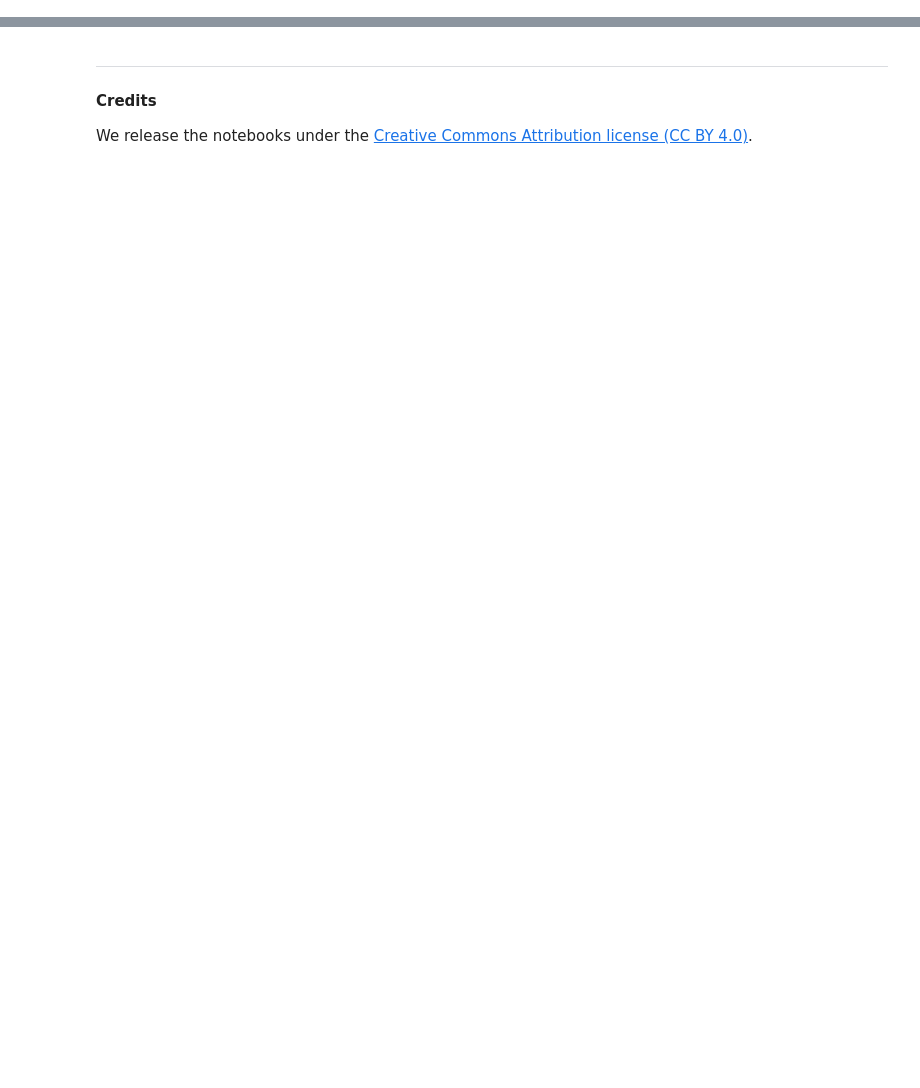
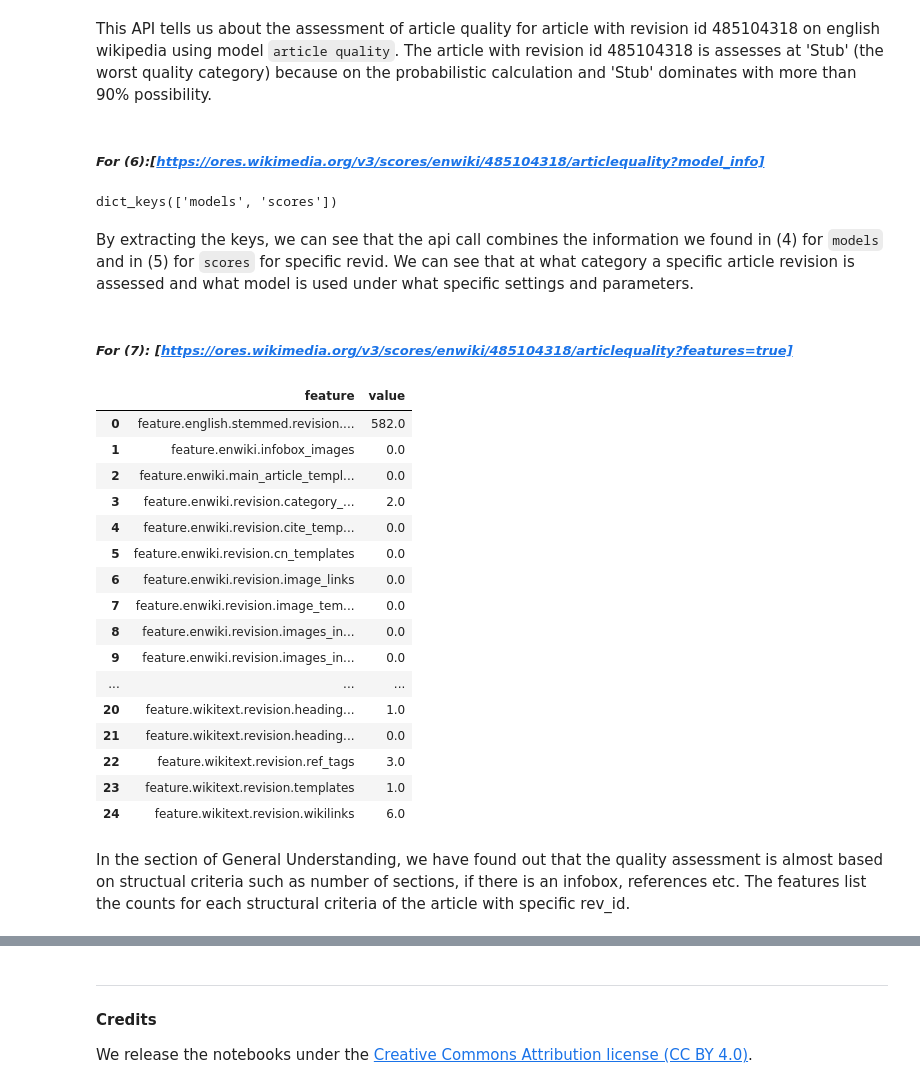
Before and after one commit to FUB-HCC/hcds-winter-2020, a Jupyter notebook: assignments/A4_Transparency/xiyu/A4_Transparency.ipynb, the cells around one changed output, grey strips where cells are left out. Cells and saved outputs as stored; diff of their text form; code cells hidden in the pictures; blank space fills up the shorter version.

```diff
--- a/assignments/A4_Transparency/xiyu/A4_Transparency.ipynb
+++ b/assignments/A4_Transparency/xiyu/A4_Transparency.ipynb
@@ -282,0 +164,42 @@ def get_ores_data(rev_id, headers):
+# %% [markdown]
+This API tells us about the assessment of article quality for article with revision id 485104318 on english wikipedia using model `article quality`. The article with revision id 485104318 is assesses at 'Stub' (the worst quality category) because on the probabilistic calculation and 'Stub' dominates with more than 90% possibility.
+# %% [markdown]
+##### _For (6):[https://ores.wikimedia.org/v3/scores/enwiki/485104318/articlequality?model_info]_
+# %%
+api_call = requests.get('https://ores.wikimedia.org/v3/scores/enwiki/485104318/articlequality?model_info')
+rev_model_info = api_call.json()
+rev_model_info['enwiki'].keys()
+# %% [output]
+dict_keys(['models', 'scores'])
+# %% [markdown]
+By extracting the keys, we can see that the api call combines the information we found in (4) for `models` and in (5) for `scores` for specific revid. We can see that at what category a specific article revision is assessed and what model is used under what specific settings and parameters.
+# %% [markdown]
+##### _For (7): [https://ores.wikimedia.org/v3/scores/enwiki/485104318/articlequality?features=true]_
+# %%
+api_call =requests.get('https://ores.wikimedia.org/v3/scores/enwiki/485104318/articlequality?features=true')
+features = api_call.json()
+features = features['enwiki']['scores']['485104318']['articlequality']['features']
+# %%
+#features = pd.DataFrame(features)
+features = pd.DataFrame(features.items(), columns = ['feature','value'])
+features
+# %% [output]
+|  | feature | value |
+| 0 | feature.english.stemmed.revision.... | 582.0 |
+| 1 | feature.enwiki.infobox_images | 0.0 |
+| 2 | feature.enwiki.main_article_templ... | 0.0 |
+| 3 | feature.enwiki.revision.category_... | 2.0 |
+| 4 | feature.enwiki.revision.cite_temp... | 0.0 |
+| 5 | feature.enwiki.revision.cn_templates | 0.0 |
+| 6 | feature.enwiki.revision.image_links | 0.0 |
+| 7 | feature.enwiki.revision.image_tem... | 0.0 |
+| 8 | feature.enwiki.revision.images_in... | 0.0 |
+| 9 | feature.enwiki.revision.images_in... | 0.0 |
+| ... | ... | ... |
+| 20 | feature.wikitext.revision.heading... | 1.0 |
+| 21 | feature.wikitext.revision.heading... | 0.0 |
+| 22 | feature.wikitext.revision.ref_tags | 3.0 |
+| 23 | feature.wikitext.revision.templates | 1.0 |
+| 24 | feature.wikitext.revision.wikilinks | 6.0 |
+# %% [markdown]
+In the section of General Understanding, we have found out that the quality assessment is almost based on structual criteria such as number of sections, if there is an infobox, references etc. The features list the counts for each structural criteria of the article with specific rev_id.
```
Also changed, not shown: parts of 65 cells of this notebook.
